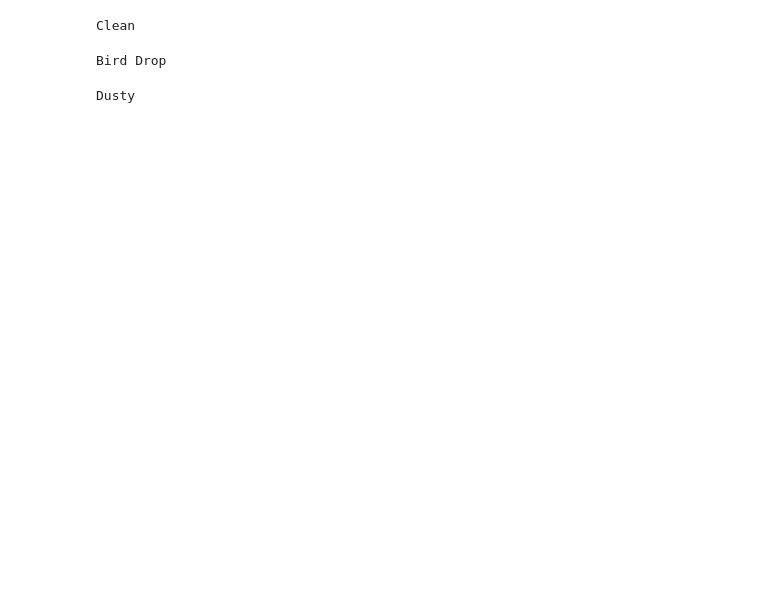
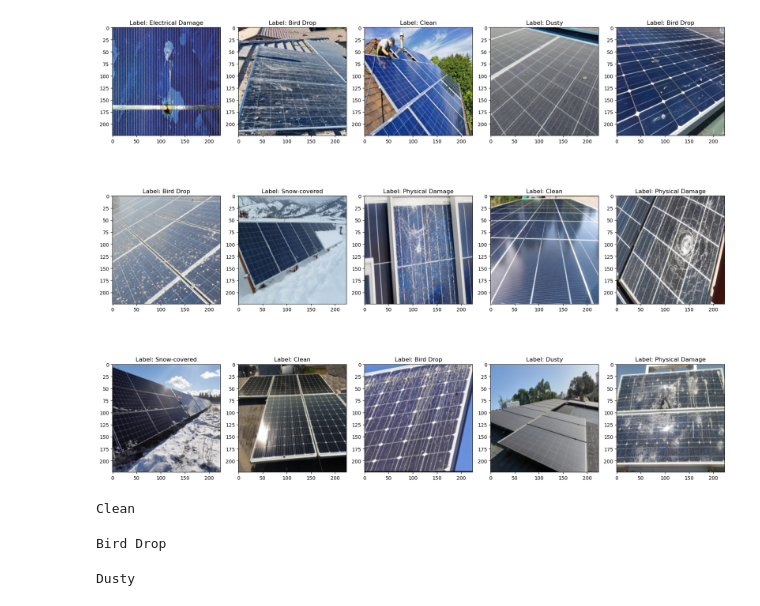
Before and after one commit to LucasPalomino/SolarPanelNeuralNetwork, a Jupyter notebook: Load and Classify.ipynb, the cells around one changed output. Saved outputs shown, nothing was run; the diff lists cells and outputs as text; code cells hidden in the pictures; blank space fills up the shorter version.

Commit message:
Added updated file for classification testing
Working on a matplotlib figure showing several images to compare predictions with actual label values

```diff
--- a/Load and Classify.ipynb
+++ b/Load and Classify.ipynb
@@ -13,4 +13,39 @@ classes = [
     'Physical Damage',
     'Snow-covered'
 ]
+# %%
+import matplotlib.pyplot as plt
+import numpy as np
+import torch
+import torchvision
+from torchvision import transforms
+
+test_dataset_path = './Test Set'
+
+test_transforms = transforms.Compose([
+    transforms.Resize((224, 224)),
+    transforms.ToTensor(),
+])
+
+test_dataset = torchvision.datasets.ImageFolder(root=test_dataset_path, transform=test_transforms)
+
+plt.figure(figsize=(18, 15))
+
+num_samples_to_display = 15
+for idx, (images, labels) in enumerate(torch.utils.data.DataLoader(test_dataset, batch_size=16, shuffle=True)):
+    for i in range(num_samples_to_display):
+        if idx * num_samples_to_display + i >= len(images):
+            break
+        image = (images[i].numpy() * 255).astype("uint8")  # Rescale pixel values to [0, 255]
+        label = labels[i]
+
+        # Create a subplot
+        plt.subplot(3, 5, i + 1)
+        plt.imshow(np.transpose(image, (1, 2, 0)))
+        plt.title(f'Label: {classes[label]}')
+
+plt.tight_layout()
+plt.show()
+# %% [output]
+[figure, added]
 # %%
```
Also changed, not shown: parts of 1 cell of this notebook.
